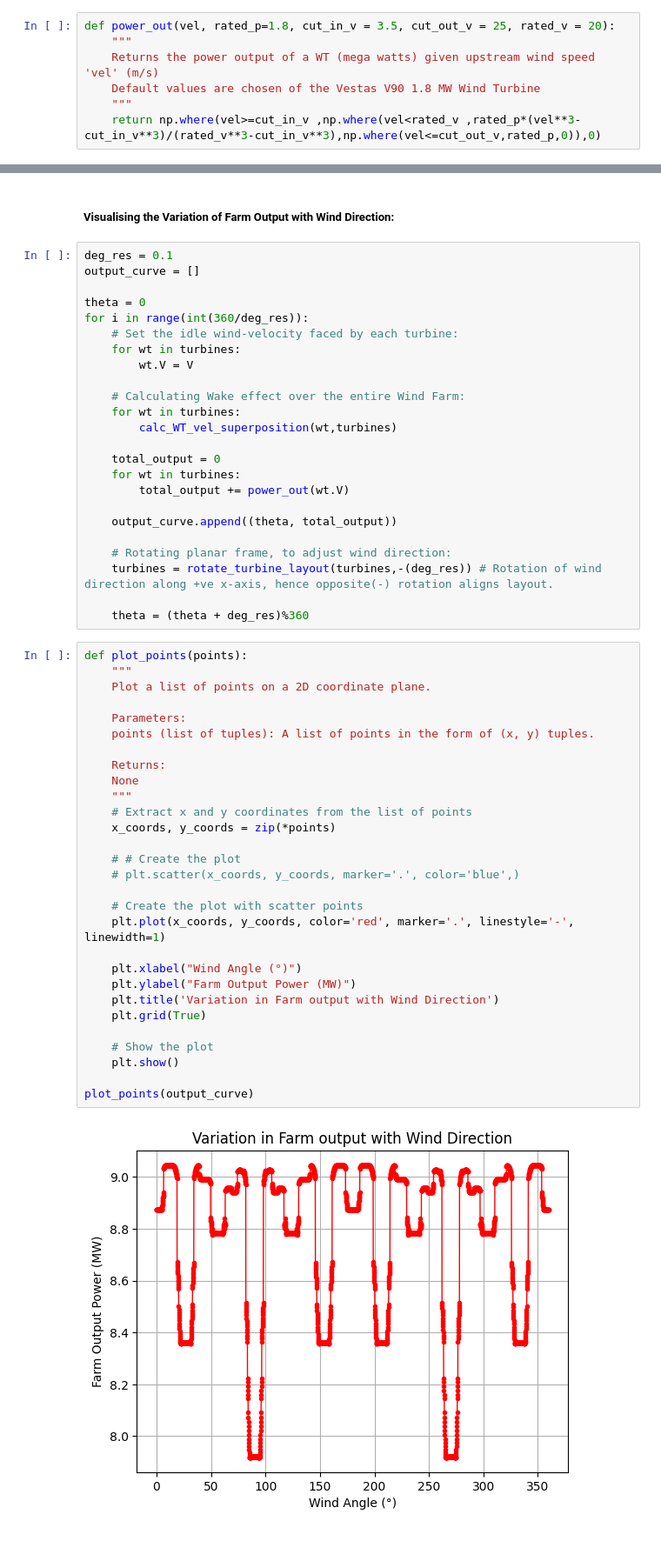
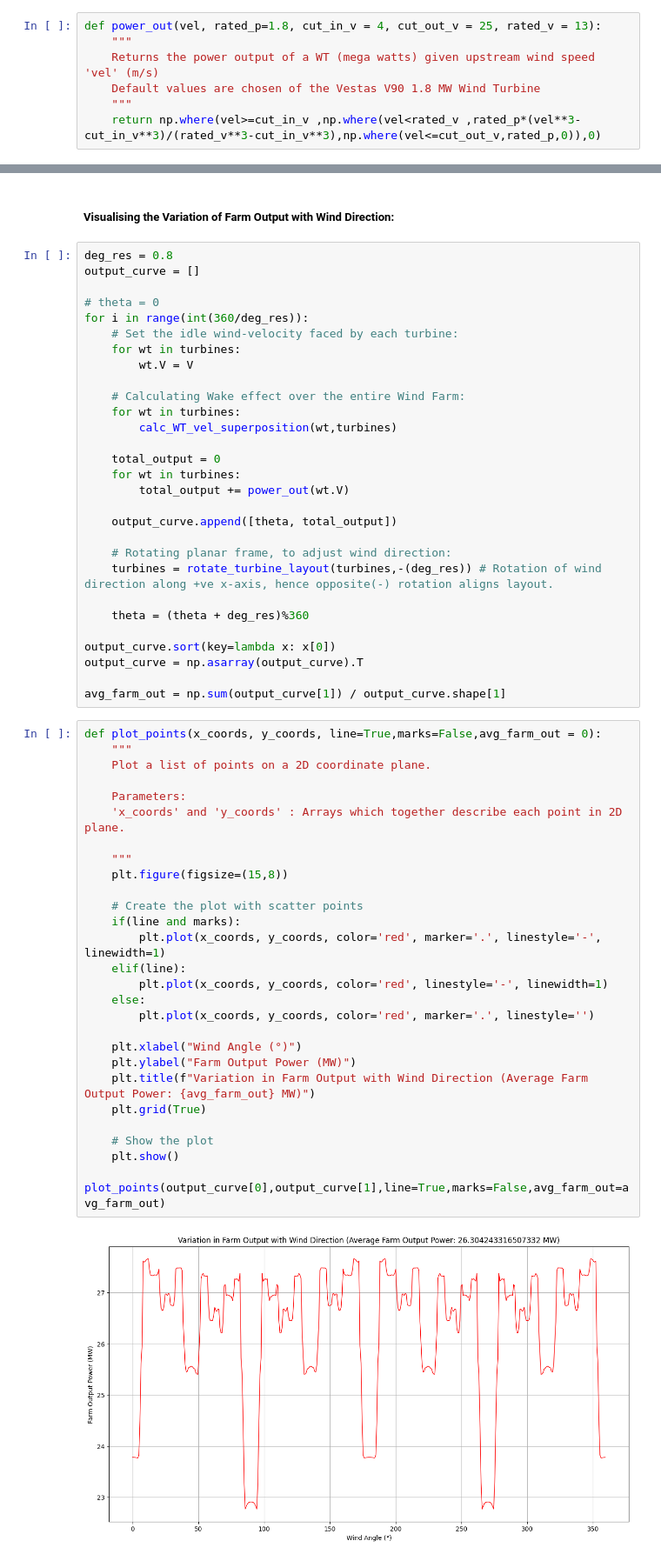
Before and after one commit to Akuson/projects, a Jupyter notebook: Study of Wind Farms and Wind Turbine/model.ipynb, the cells around one changed output, grey strips where cells are left out. Shown at 87% size. Saved outputs shown, nothing was run; the diff lists cells and outputs as text.

Commit message:
Modelled power curve using 'tanh' and other.

```diff
--- a/Study of Wind Farms and Wind Turbine/model.ipynb
+++ b/Study of Wind Farms and Wind Turbine/model.ipynb
@@ -195,5 +197,5 @@ def calc_point_vel_superposition(V,x,y,turbines):
 # %%
-def power_out(vel, rated_p=1.8, cut_in_v = 3.5, cut_out_v = 25, rated_v = 20):
+def power_out(vel, rated_p=1.8, cut_in_v = 4, cut_out_v = 25, rated_v = 13):
     """
     Returns the power output of a WT (mega watts) given upstream wind speed 'vel' (m/s)
     Default values are chosen of the Vestas V90 1.8 MW Wind Turbine
@@ -484,10 +486,10 @@ plt.show()
 # %% [markdown]
 ##### Visualising the Variation of Farm Output with Wind Direction:
 # %%
-deg_res = 0.1
+deg_res = 0.8
 output_curve = []
 
-theta = 0
+# theta = 0
 for i in range(int(360/deg_res)):
     # Set the idle wind-velocity faced by each turbine:
     for wt in turbines:
@@ -501,40 +503,44 @@ for i in range(int(360/deg_res)):
     for wt in turbines:
         total_output += power_out(wt.V)
 
-    output_curve.append((theta, total_output))
+    output_curve.append([theta, total_output])
 
     # Rotating planar frame, to adjust wind direction:
     turbines = rotate_turbine_layout(turbines,-(deg_res)) # Rotation of wind direction along +ve x-axis, hence opposite(-) rotation aligns layout.
 
     theta = (theta + deg_res)%360
+
+output_curve.sort(key=lambda x: x[0])
+output_curve = np.asarray(output_curve).T
+
+avg_farm_out = np.sum(output_curve[1]) / output_curve.shape[1]
 # %%
-def plot_points(points):
+def plot_points(x_coords, y_coords, line=True,marks=False,avg_farm_out = 0):
     """
     Plot a list of points on a 2D coordinate plane.
 
     Parameters:
-    points (list of tuples): A list of points in the form of (x, y) tuples.
+    'x_coords' and 'y_coords' : Arrays which together describe each point in 2D plane.
 
-    Returns:
-    None
     """
-    # Extract x and y coordinates from the list of points
-    x_coords, y_coords = zip(*points)
-
-    # # Create the plot
-    # plt.scatter(x_coords, y_coords, marker='.', color='blue',)
+    plt.figure(figsize=(15,8))
 
     # Create the plot with scatter points
-    plt.plot(x_coords, y_coords, color='red', marker='.', linestyle='-', linewidth=1)
+    if(line and marks):
+        plt.plot(x_coords, y_coords, color='red', marker='.', linestyle='-', linewidth=1)
+    elif(line):
+        plt.plot(x_coords, y_coords, color='red', linestyle='-', linewidth=1)
+    else:
+        plt.plot(x_coords, y_coords, color='red', marker='.', linestyle='')
 
     plt.xlabel("Wind Angle (°)")
     plt.ylabel("Farm Output Power (MW)")
-    plt.title('Variation in Farm output with Wind Direction')
+    plt.title(f"Variation in Farm Output with Wind Direction (Average Farm Output Power: {avg_farm_out} MW)")
     plt.grid(True)
 
     # Show the plot
     plt.show()
 
-plot_points(output_curve)
+plot_points(output_curve[0],output_curve[1],line=True,marks=False,avg_farm_out=avg_farm_out)
 # %% [output]
-[figure, old version]
+[figure, new version]
```
Also changed, not shown: parts of 31 cells of this notebook, 4 other files.
